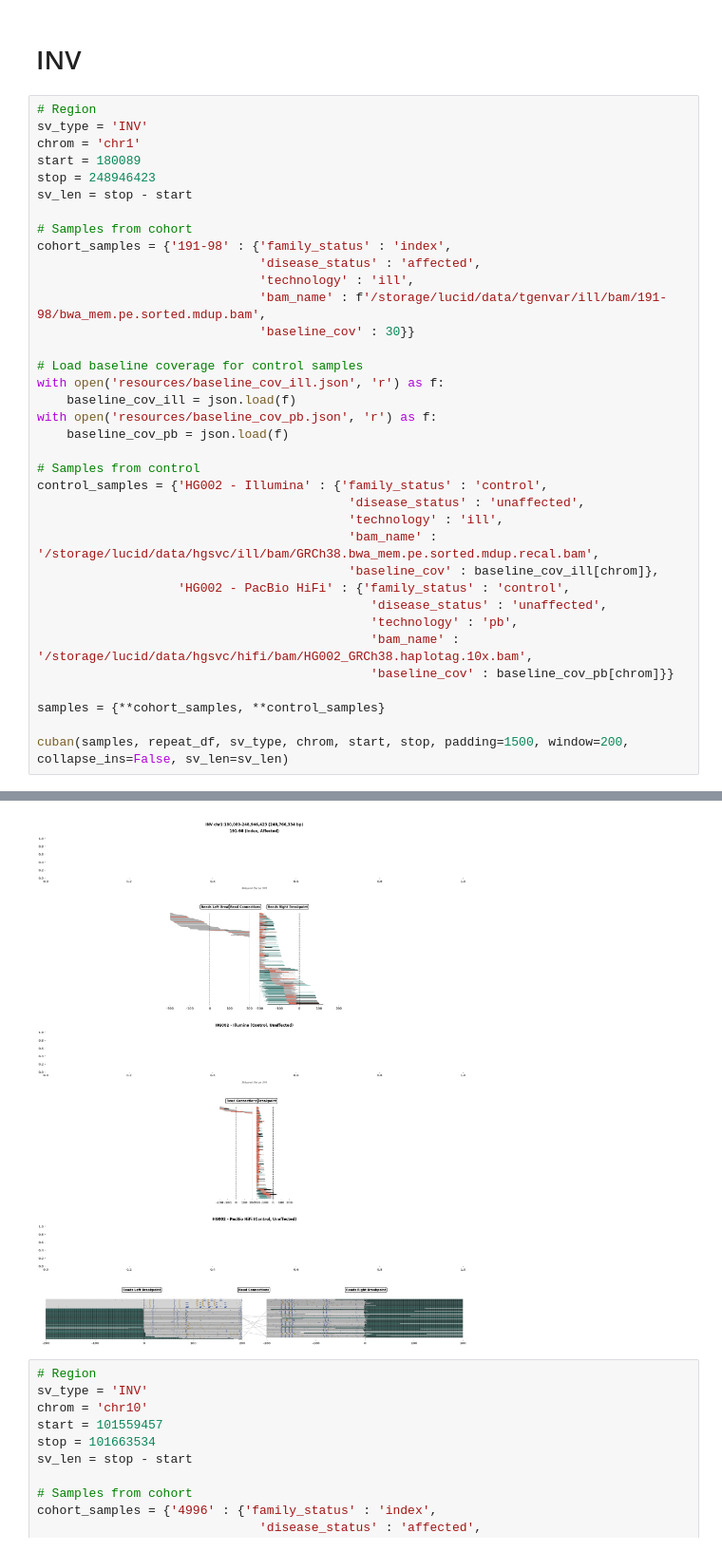
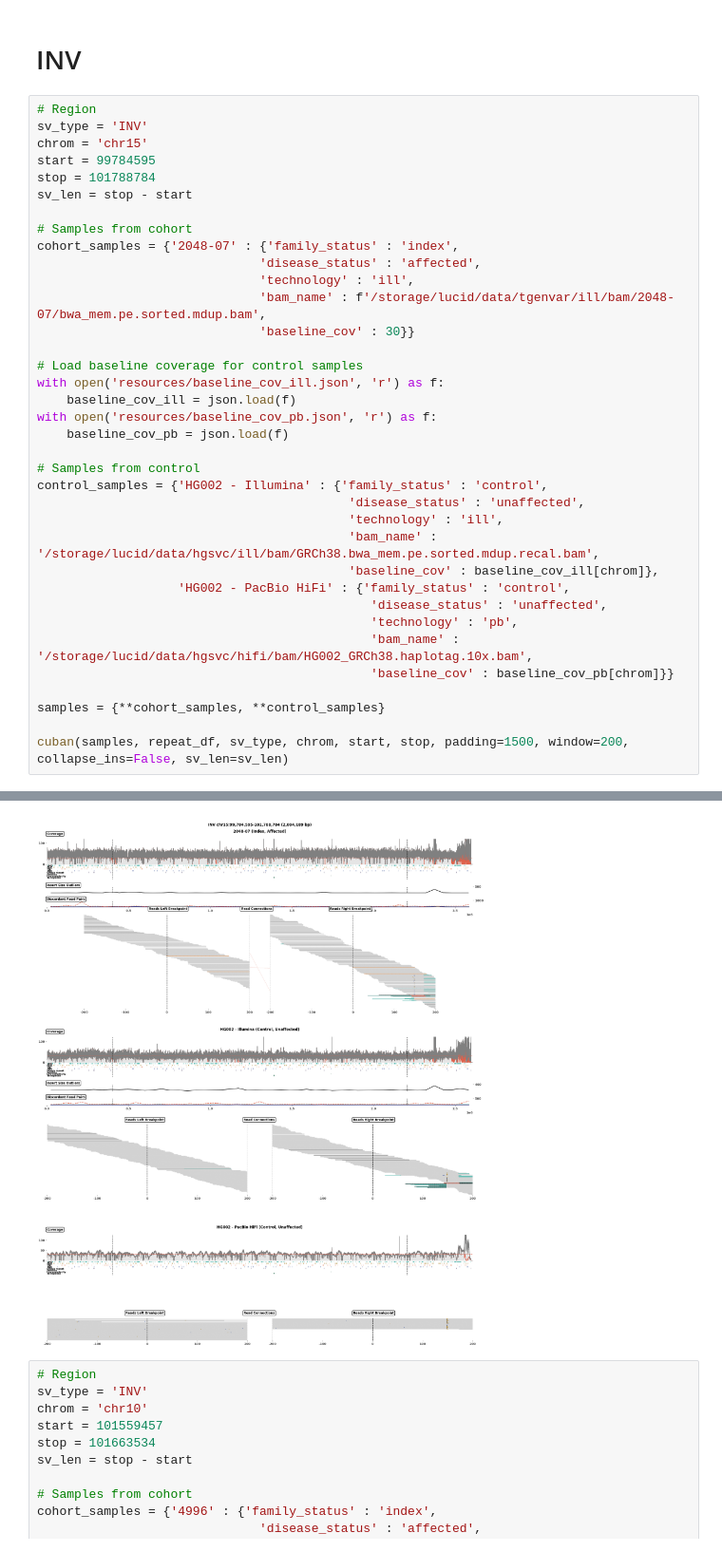
Before and after one commit to burgshrimps/cuban, a Jupyter notebook: sv-visualize.ipynb, the cells around one changed output, grey strips where cells are left out. Shown at 95% size. Cells and saved outputs as stored; diff of their text form.

```diff
--- a/sv-visualize.ipynb
+++ b/sv-visualize.ipynb
@@ -292,16 +292,16 @@ cuban(samples, repeat_df, sv_type, chrom, start, stop, padding=1500, window=200,
 # %%
 # Region
 sv_type = 'INV'
-chrom = 'chr1'
-start = 180089
-stop = 248946423
+chrom = 'chr15'
+start = 99784595
+stop = 101788784
 sv_len = stop - start
 
 # Samples from cohort
-cohort_samples = {'191-98' : {'family_status' : 'index',
+cohort_samples = {'2048-07' : {'family_status' : 'index',
                               'disease_status' : 'affected',
                               'technology' : 'ill',
-                              'bam_name' : f'/storage/lucid/data/tgenvar/ill/bam/191-98/bwa_mem.pe.sorted.mdup.bam',
+                              'bam_name' : f'/storage/lucid/data/tgenvar/ill/bam/2048-07/bwa_mem.pe.sorted.mdup.bam',
                               'baseline_cov' : 30}}
 
 # Load baseline coverage for control samples
@@ -330,4 +333,4 @@ cuban(samples, repeat_df, sv_type, chrom, start, stop, padding=1500, window=200,
-[figure, old version]
+[figure, new version]
 # %%
 # Region
 sv_type = 'INV'
```
Also changed, not shown: parts of 2 cells of this notebook.
